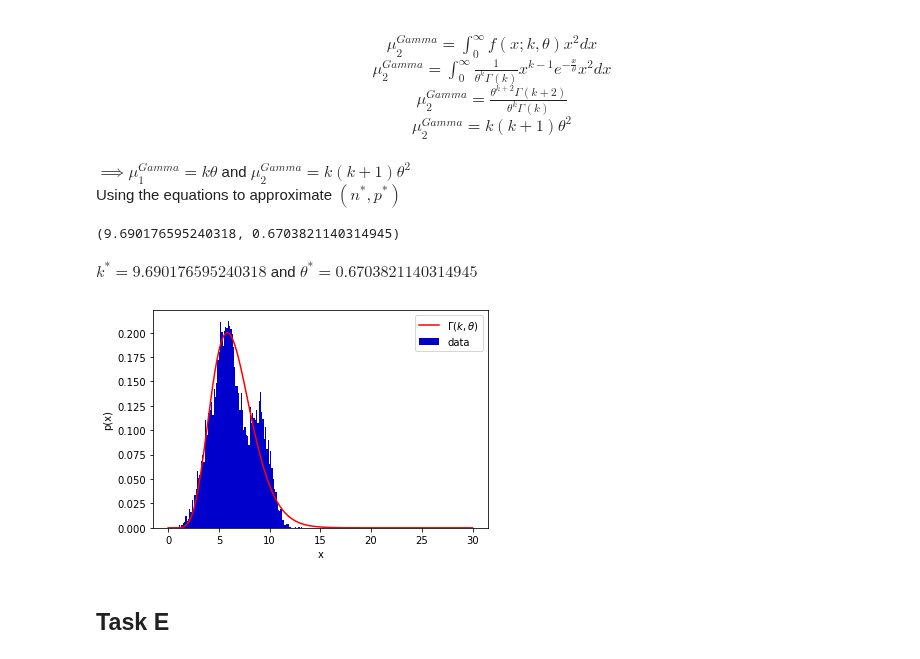
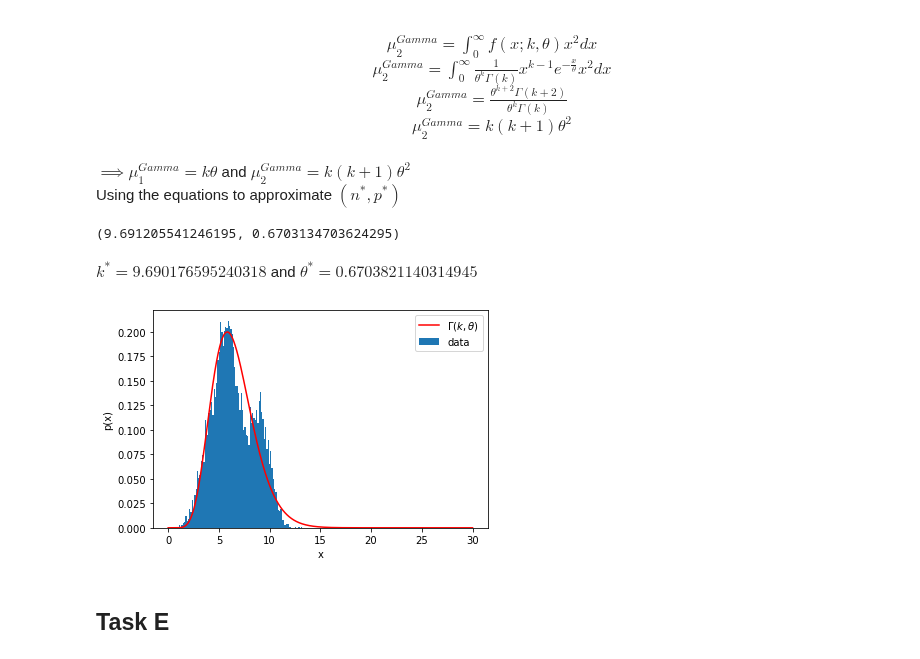
Before and after one commit to balaji1029/homework2, a Jupyter notebook: code/3.ipynb, the cells around one changed output. Saved outputs shown, nothing was run; the diff lists cells and outputs as text; code cells hidden in the pictures.

```diff
--- a/code/3.ipynb
+++ b/code/3.ipynb
@@ -14,7 +14,7 @@ from scipy.special import comb
 # %% [markdown]
 Reading the data from `3.data`
 # %%
-data = np.array(pd.read_csv('3.data'))
+data = np.loadtxt('3.data')
 length = np.shape(data)[0]
 # %% [markdown]
 ## Task A
@@ -114,22 +110,22 @@ def gamma_app(x):
 k, theta = fsolve(gamma_app, [1, 1])
 k, theta
 # %% [output]
-(9.690176595240318, 0.6703821140314945)
+(9.691205541246195, 0.6703134703624295)
 # %% [markdown]
 $k^\ast = 9.690176595240318$ and ${\theta}^{\ast} = 0.6703821140314945$
 # %%
 x1 = np.linspace(0, 30, 1000)
-gamma = gamma.pdf(x1, k, scale=theta)
+gamma_data = gamma.pdf(x1, k, scale=theta)
 # %%
-plt.plot(x1, gamma, color='red')
-plt.bar(bin_edges[:-1], ratios, width=np.diff(bin_edges), color='mediumblue', align="edge")
+plt.plot(x1, gamma_data, color='red')
+plt.hist(data, bins=100, density=True)
 plt.legend([r'$\Gamma(k,\theta)$', 'data'])
 plt.ylabel('p(x)')
 plt.xlabel('x')
 # plt.savefig('../images/3d.png')
 plt.show()
 # %% [output]
-[figure, old version]
+[figure, new version]
 # %% [markdown]
 ## Task E
 # %% [markdown]
```
Also changed, not shown: parts of 40 cells of this notebook, 7 other files.
